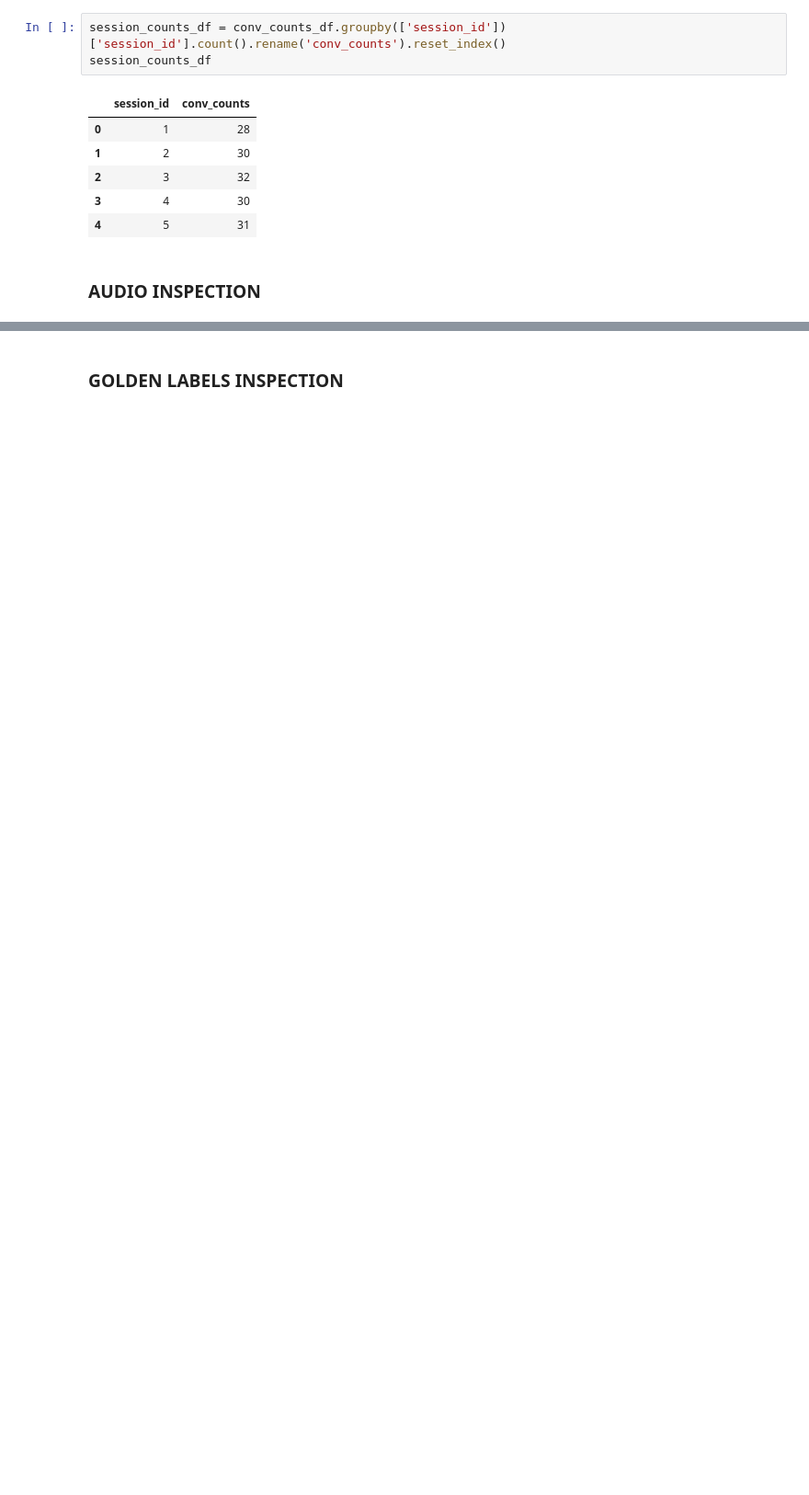
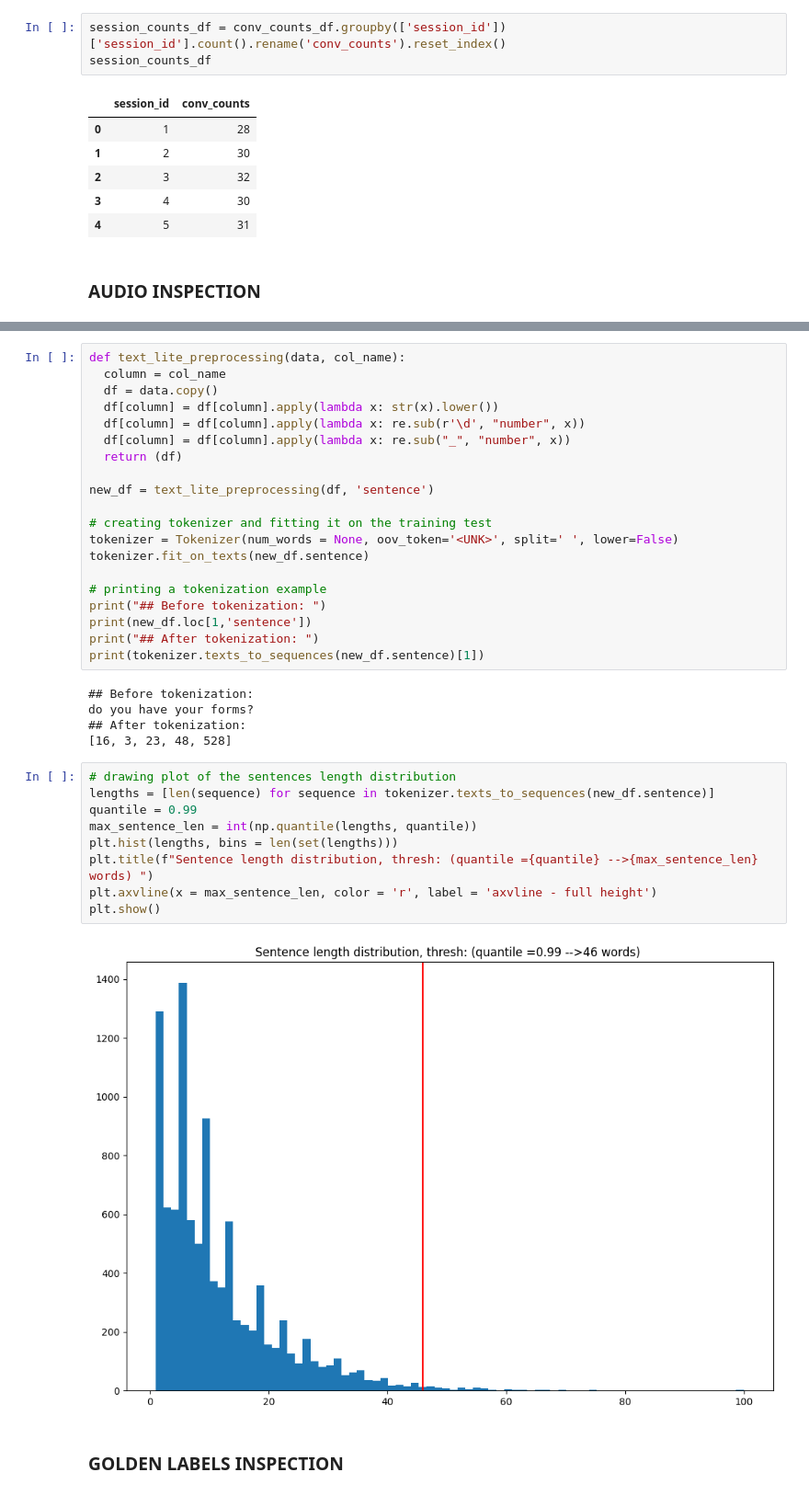
Before and after one commit to eskinderit/A-comparison-of-small-and-large-uni-multi-modal-language-models-for-sentiment-analysis-, a Jupyter notebook: IEMOCAP.ipynb, the cells around one changed output, grey strips where cells are left out. Shown: that part at 92% size. Cells and saved outputs as stored; diff of their text form; blank space fills up the shorter version.

```diff
--- a/IEMOCAP.ipynb
+++ b/IEMOCAP.ipynb
@@ -237,2 +244,38 @@ Audio(df.iloc[0, 4], autoplay=True) # ispection of the first audio (to change au
+# %%
+def text_lite_preprocessing(data, col_name):
+  column = col_name
+  df = data.copy()
+  df[column] = df[column].apply(lambda x: str(x).lower())
+  df[column] = df[column].apply(lambda x: re.sub(r'\d', "number", x))
+  df[column] = df[column].apply(lambda x: re.sub("_", "number", x))
+  return (df)
+
+new_df = text_lite_preprocessing(df, 'sentence')
+
+# creating tokenizer and fitting it on the training test
+tokenizer = Tokenizer(num_words = None, oov_token='<UNK>', split=' ', lower=False)
+tokenizer.fit_on_texts(new_df.sentence)
+
+# printing a tokenization example
+print("## Before tokenization: ")
+print(new_df.loc[1,'sentence'])
+print("## After tokenization: ")
+print(tokenizer.texts_to_sequences(new_df.sentence)[1])
+# %% [output]
+## Before tokenization:
+do you have your forms?
+## After tokenization:
+[16, 3, 23, 48, 528]
+# %%
+# drawing plot of the sentences length distribution
+lengths = [len(sequence) for sequence in tokenizer.texts_to_sequences(new_df.sentence)]
+quantile = 0.99
+max_sentence_len = int(np.quantile(lengths, quantile))
+plt.hist(lengths, bins = len(set(lengths)))
+plt.title(f"Sentence length distribution, thresh: (quantile ={quantile} -->{max_sentence_len} words) ")
+plt.axvline(x = max_sentence_len, color = 'r', label = 'axvline - full height')
+plt.show()
+# %% [output]
+[figure, added]
 # %% [markdown]
 ### GOLDEN LABELS INSPECTION
```
Also changed, not shown: parts of 22 cells of this notebook.
